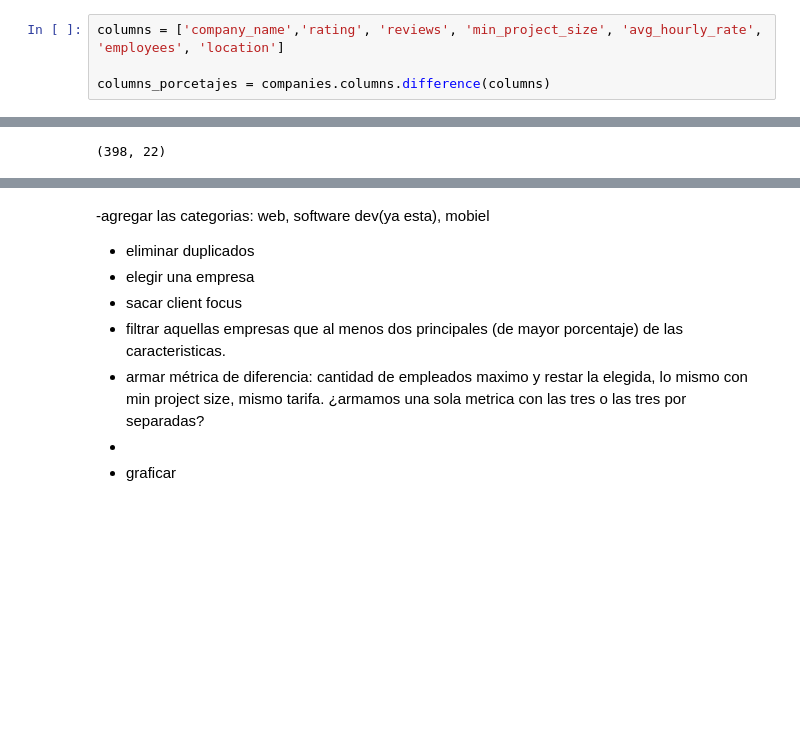
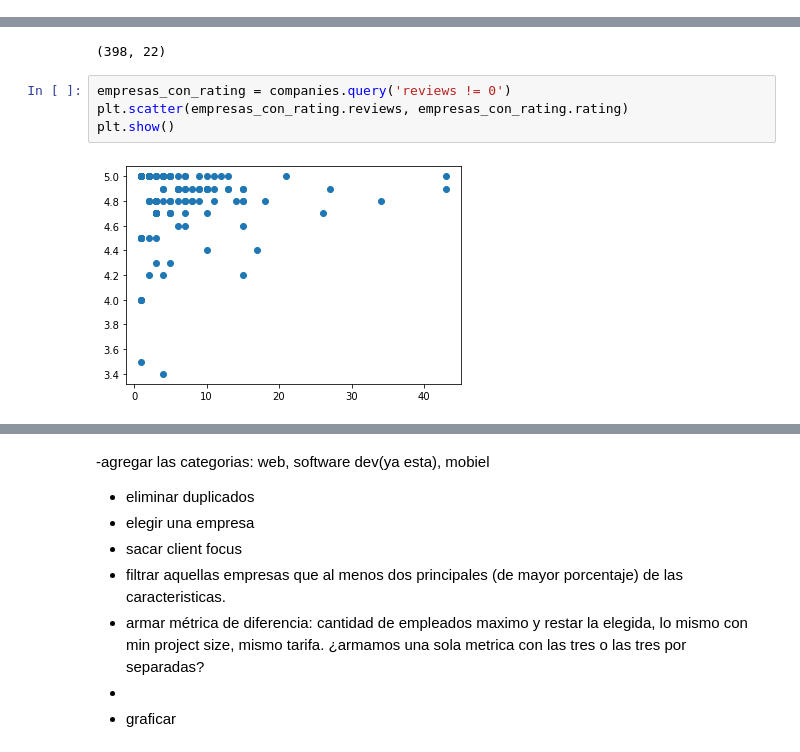
Before and after one commit to alexiswalker/grupo_3, a Jupyter notebook: webmining/tp_web_mining.ipynb, the cells around one changed output, grey strips where cells are left out. Cells and saved outputs as stored; diff of their text form; blank space fills up the shorter version.

```diff
--- a/webmining/tp_web_mining.ipynb
+++ b/webmining/tp_web_mining.ipynb
@@ -205,4 +221,0 @@ companies.head()
-# %%
-columns = ['company_name','rating', 'reviews', 'min_project_size', 'avg_hourly_rate', 'employees', 'location']
-
-columns_porcetajes = companies.columns.difference(columns)
@@ -352,3 +340,9 @@ companies.query('rating == 0').shape
 companies.query('(rating == 0) & (reviews == 0)').shape
 # %% [output]
 (398, 22)
+# %%
+empresas_con_rating = companies.query('reviews != 0')
+plt.scatter(empresas_con_rating.reviews, empresas_con_rating.rating)
+plt.show()
+# %% [output]
+[figure, added]
```
Also changed, not shown: parts of 78 cells of this notebook, 1 other file.
